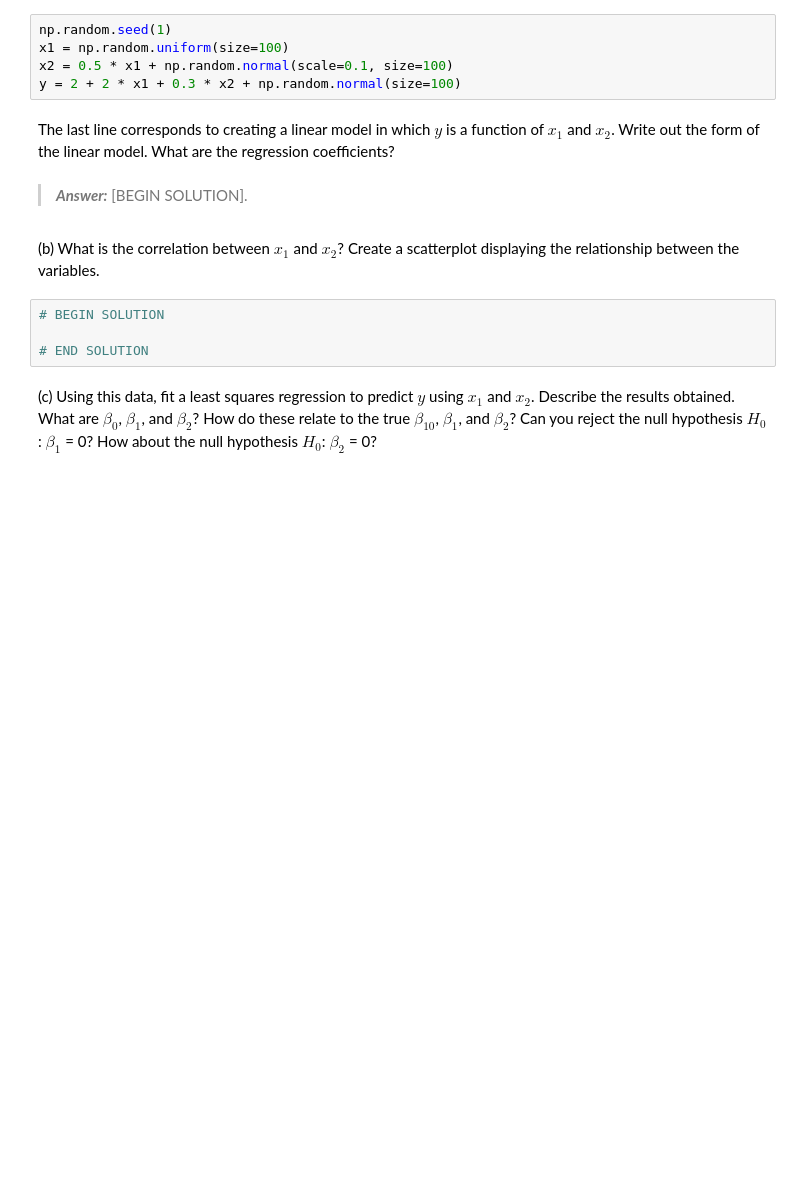
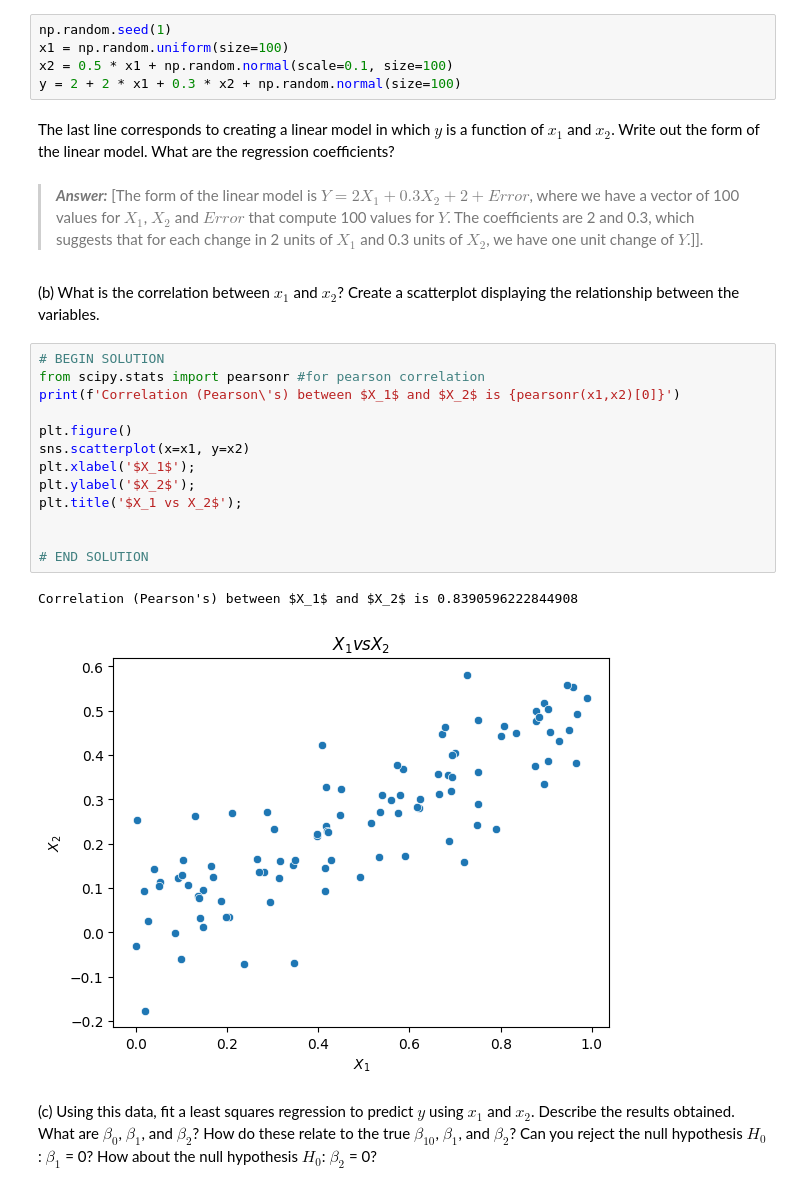
Before and after one commit to christian-ortmann/INFO521, a Jupyter notebook: ortmann_hw3_521.ipynb, the cells around one changed output. Saved outputs shown, nothing was run; the diff lists cells and outputs as text; blank space fills up the shorter version.

```diff
--- a/ortmann_hw3_521.ipynb
+++ b/ortmann_hw3_521.ipynb
@@ -863,13 +866,25 @@ y = 2 + 2 * x1 + 0.3 * x2 + np.random.normal(size=100)
 # %% [markdown]
 The last line corresponds to creating a linear model in which $y$ is a function of $x_1$ and $x_2$. Write out the form of the linear model. What are the regression coefficients?
 # %% [markdown]
-> **_Answer:_**  [BEGIN SOLUTION].
+> **_Answer:_**  [The form of the linear model is $Y = 2X_1 + 0.3X_2 + 2 + Error$, where we have a vector of 100 values for $X_1$, $X_2$ and $Error$ that compute 100 values for $Y$. The coefficients are 2 and 0.3, which suggests that for each change in 2 units of $X_1$ and 0.3 units of $X_2$, we have one unit change of $Y$.]].
 # %% [markdown]
 (b) What is the correlation between $x_1$ and $x_2$? Create a scatterplot displaying the relationship between the variables.
 # %%
 # BEGIN SOLUTION
+from scipy.stats import pearsonr #for pearson correlation
+print(f'Correlation (Pearson\'s) between $X_1$ and $X_2$ is {pearsonr(x1,x2)[0]}')
+
+plt.figure()
+sns.scatterplot(x=x1, y=x2)
+plt.xlabel('$X_1$');
+plt.ylabel('$X_2$');
+plt.title('$X_1 vs X_2$');
+
 
 # END SOLUTION
+# %% [output]
+Correlation (Pearson's) between $X_1$ and $X_2$ is 0.8390596222844908
+[figure, added]
 # %% [markdown]
 (c) Using this data, fit a least squares regression to predict $y$ using $x_1$ and $x_2$. Describe the results obtained. What are $β_0$, $β_1$, and $β_2$? How do these relate to the true $β_10$, $β_1$, and $β_2$? Can you reject the null hypothesis $H_0$: $β_1$ = 0? How about the null hypothesis $H_0$: $β_2$ = 0?
 # %%
```
Also changed, not shown: parts of 17 cells of this notebook.
